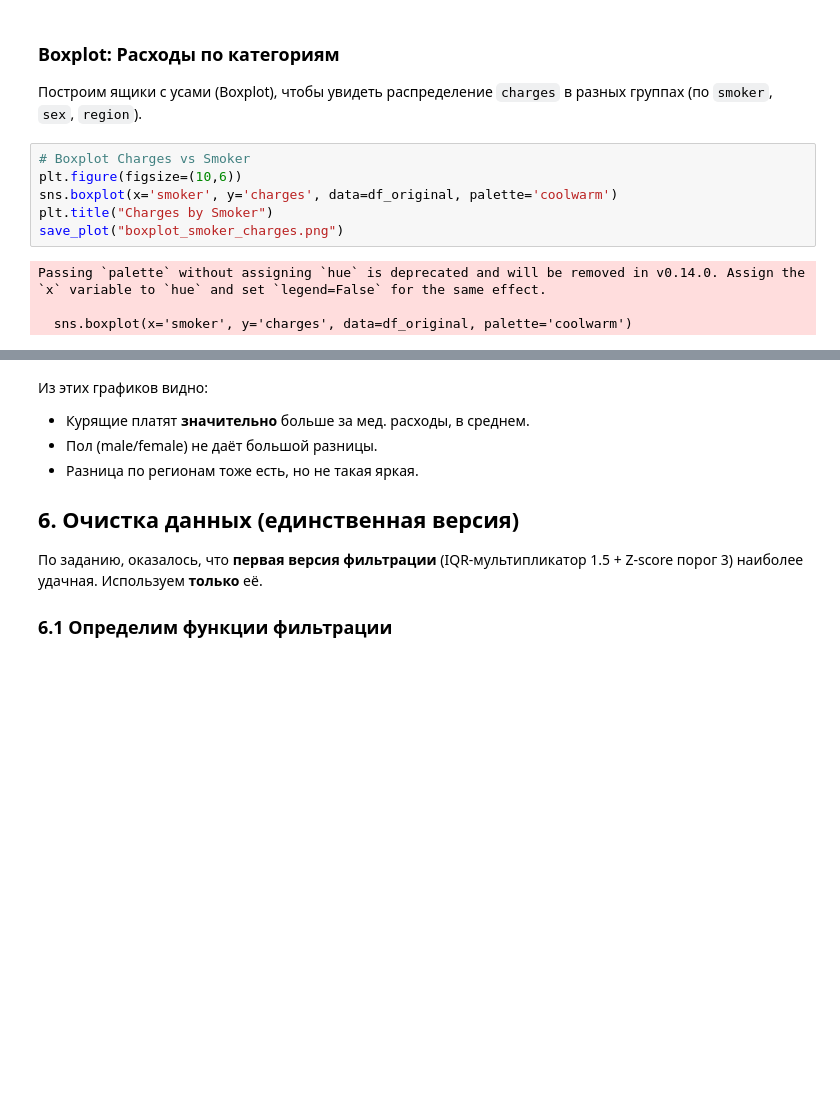
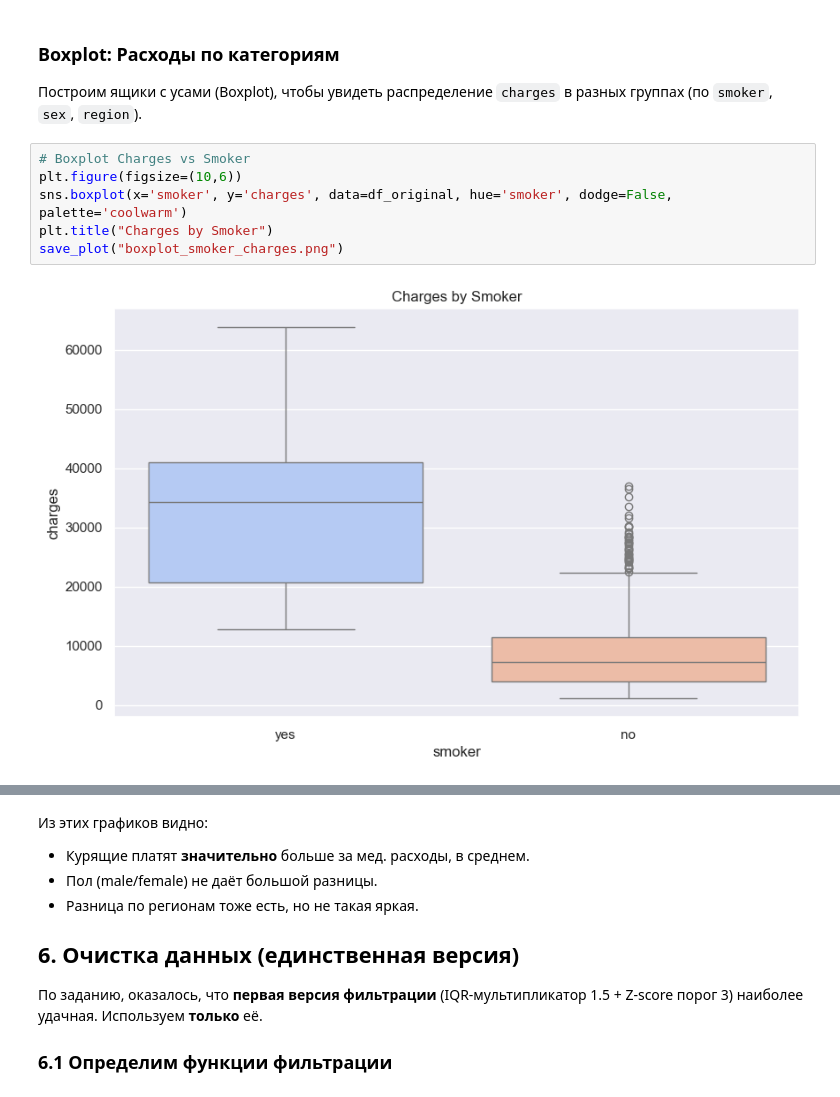
Before and after one commit to LlirikOknessu/tpu-8e21-ai-basis, a Jupyter notebook: Kostin/data/testing.ipynb, the cells around one changed output, grey strips where cells are left out. Drawn from its saved outputs; the diff is of its cells as text; blank space fills up the shorter version.

```diff
--- a/Kostin/data/testing.ipynb
+++ b/Kostin/data/testing.ipynb
@@ -192,13 +219,11 @@ corr_matrix
 # %%
 # Boxplot Charges vs Smoker
 plt.figure(figsize=(10,6))
-sns.boxplot(x='smoker', y='charges', data=df_original, palette='coolwarm')
+sns.boxplot(x='smoker', y='charges', data=df_original, hue='smoker', dodge=False, palette='coolwarm')
 plt.title("Charges by Smoker")
 save_plot("boxplot_smoker_charges.png")
 # %% [output]
-Passing `palette` without assigning `hue` is deprecated and will be removed in v0.14.0. Assign the `x` variable to `hue` and set `legend=False` for the same effect.
-
-  sns.boxplot(x='smoker', y='charges', data=df_original, palette='coolwarm')
+[figure, added]
 # %%
 # Boxplot Charges vs Sex
 plt.figure(figsize=(10,6))
```
Also changed, not shown: parts of 17 cells of this notebook, 4 other files.
